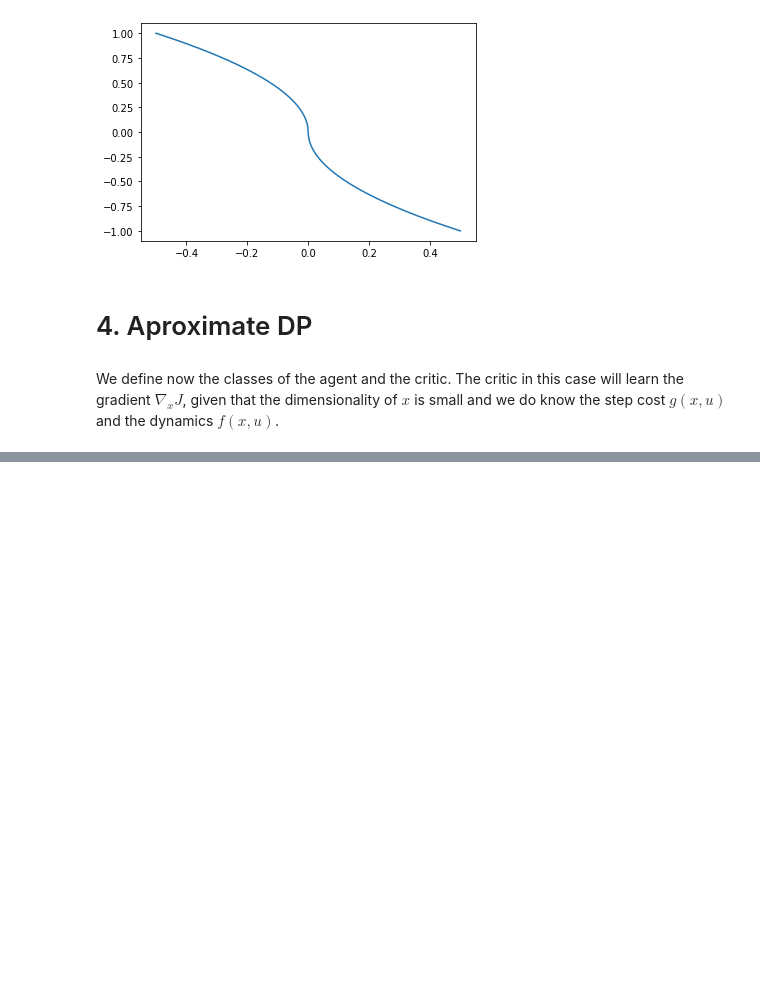
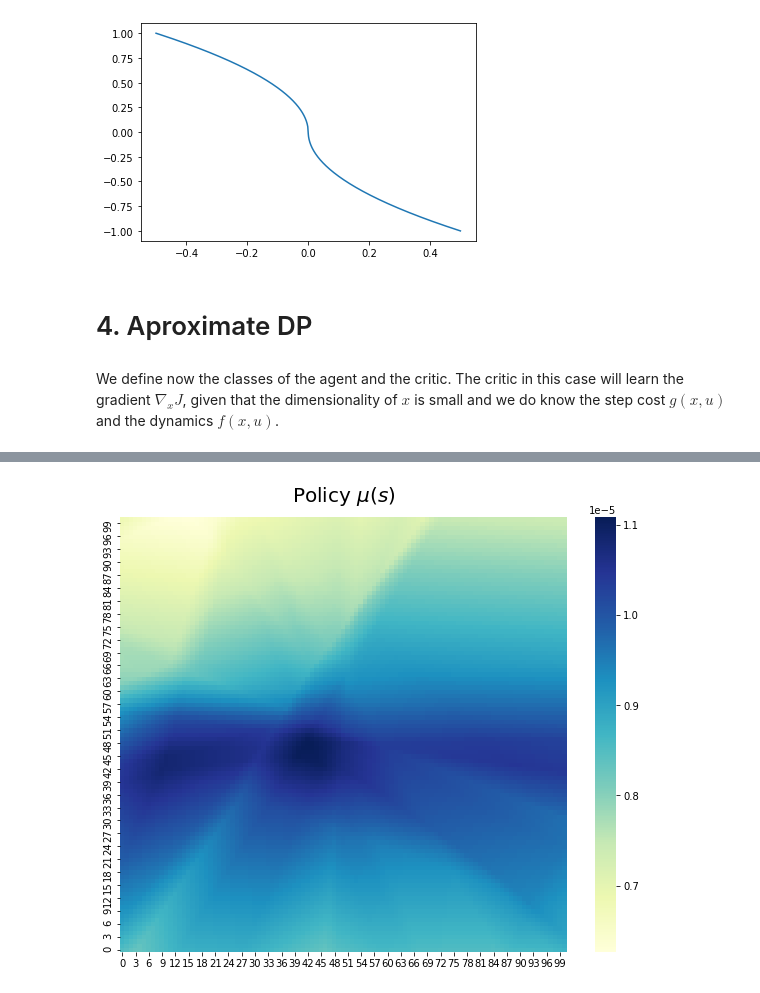
Before and after one commit to tarod13/OptimalControl, a Jupyter notebook: OptimalControl_DP_project.ipynb, the cells around one changed output, grey strips where cells are left out. Cells and saved outputs as stored; diff of their text form; code cells hidden in the pictures; blank space fills up the shorter version.

Commit message:
Added methods to train actor-critic

```diff
--- a/OptimalControl_DP_project.ipynb
+++ b/OptimalControl_DP_project.ipynb
@@ -655,3 +692,3 @@ def train_critic(actor, critic, n_points=1000, n_steps=100,
 # %%
-train_critic(actor, critic, verbose=True, n_steps=1000, print_each=100, n_points=128) #40000
+train_critic(actor, critic, verbose=True, n_steps=1000, print_each=100, n_points=256) #30000/512
 # %% [output]
@@ -667,0 +705,2 @@ Step: 999, Loss: 0.055
+# %%
+train_actor(actor, critic, verbose=True, n_steps=10, print_each=1, n_points=1024) # 5000/1024
@@ -667,0 +718,2 @@ Step: 999, Loss: 0.055
+# %%
+train_actor_critic(actor, critic, n_cicles=40)
@@ -667,0 +738,14 @@ Step: 999, Loss: 0.055
+# %%
+x = generate_init_states_grid()
+x_torch = torch.FloatTensor(x)
+u_torch = actor(x_torch).detach()
+u = u_torch.numpy().reshape(101,101)
+# %%
+fig, ax = plt.subplots(1,1, figsize=(10,8))
+sns_ax = sns.heatmap(u, ax=ax, cmap='YlGnBu')
+sns_ax.invert_yaxis()
+plt.title('Policy $\mu(s)$', fontsize=20, pad=15)
+plt.show()
+plt.close()
+# %% [output]
+[figure, added]
```
Also changed, not shown: parts of 6 cells of this notebook.
